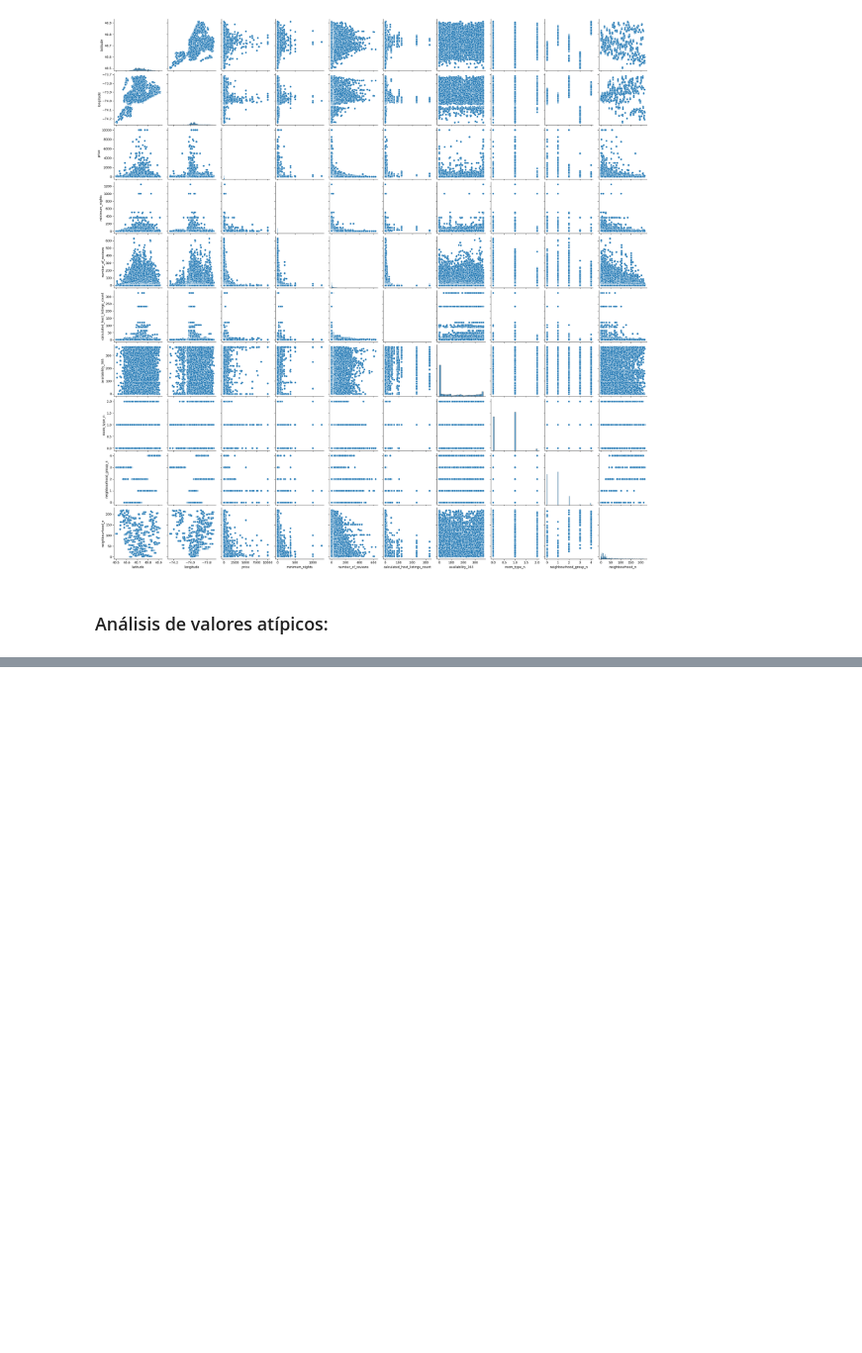
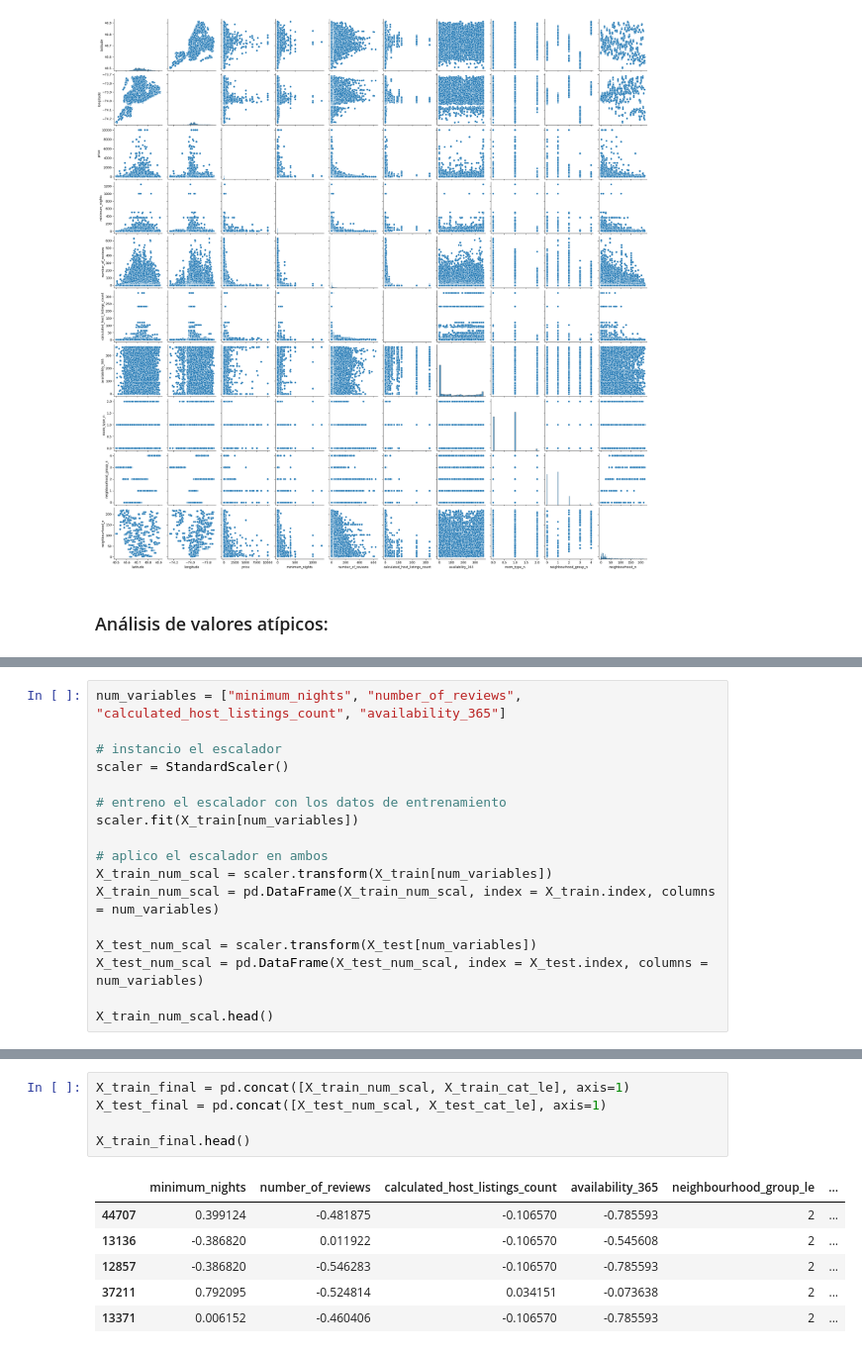
Before and after one commit to 4GeeksAcademy/machine-learning-python-template-VLG, a Jupyter notebook: src/explore.ipynb, the cells around one changed output, grey strips where cells are left out. Shown at 99% size. Drawn from its saved outputs; the diff is of its cells as text; blank space fills up the shorter version.

```diff
--- a/src/explore.ipynb
+++ b/src/explore.ipynb
@@ -270,0 +459,17 @@ sns.pairplot(data = df_filtrado)
+# %%
+num_variables = ["minimum_nights", "number_of_reviews", "calculated_host_listings_count", "availability_365"]
+
+# instancio el escalador
+scaler = StandardScaler()
+
+# entreno el escalador con los datos de entrenamiento
+scaler.fit(X_train[num_variables])
+
+# aplico el escalador en ambos
+X_train_num_scal = scaler.transform(X_train[num_variables])
+X_train_num_scal = pd.DataFrame(X_train_num_scal, index = X_train.index, columns = num_variables)
+
+X_test_num_scal = scaler.transform(X_test[num_variables])
+X_test_num_scal = pd.DataFrame(X_test_num_scal, index = X_test.index, columns = num_variables)
+
+X_train_num_scal.head()
@@ -270,0 +541,12 @@ sns.pairplot(data = df_filtrado)
+# %%
+X_train_final = pd.concat([X_train_num_scal, X_train_cat_le], axis=1)
+X_test_final = pd.concat([X_test_num_scal, X_test_cat_le], axis=1)
+
+X_train_final.head()
+# %% [output]
+|  | minimum_nights | number_of_reviews | calculated_host_listings_count | availability_365 | neighbourhood_group_le | ... |
+| 44707 | 0.399124 | -0.481875 | -0.106570 | -0.785593 | 2 | ... |
+| 13136 | -0.386820 | 0.011922 | -0.106570 | -0.545608 | 2 | ... |
+| 12857 | -0.386820 | -0.546283 | -0.106570 | -0.785593 | 2 | ... |
+| 37211 | 0.792095 | -0.524814 | 0.034151 | -0.073638 | 2 | ... |
+| 13371 | 0.006152 | -0.460406 | -0.106570 | -0.785593 | 2 | ... |
```
Also changed, not shown: parts of 20 cells of this notebook.
